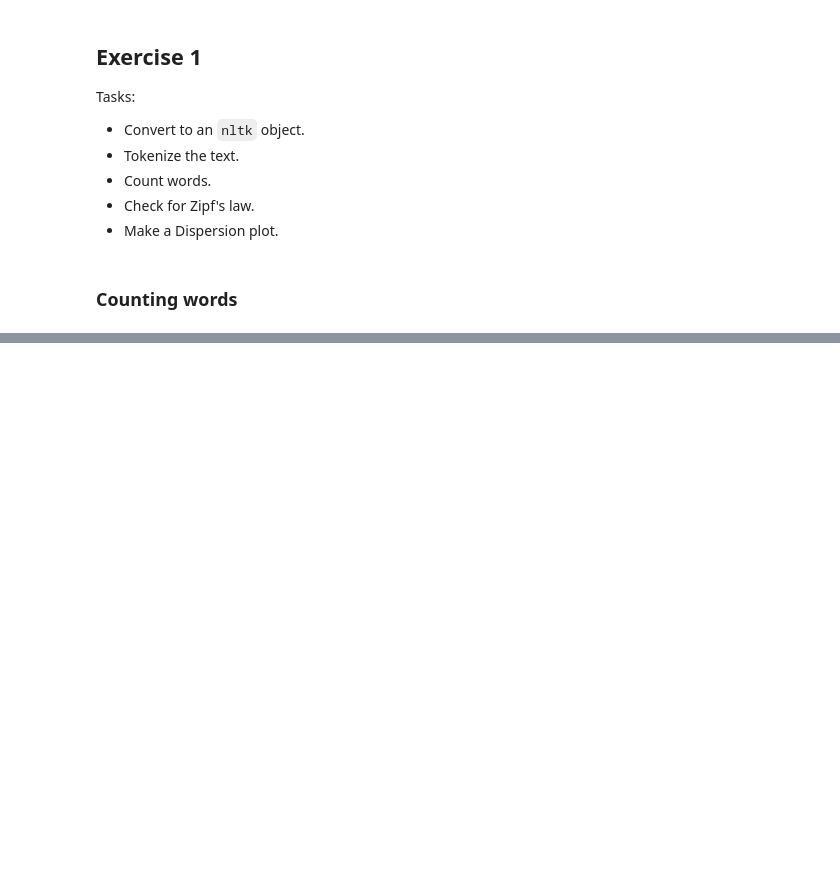
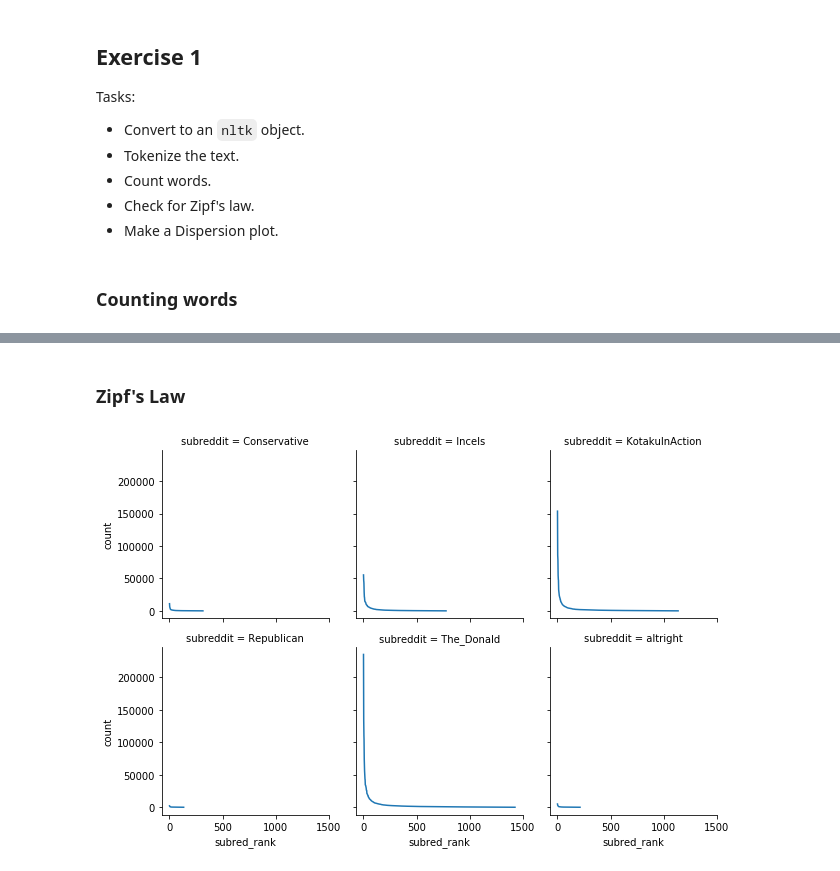
Before and after one commit to adarshmathew/Content-Analysis-2020, a Jupyter notebook: week-4/4-Counting-Words-Phrases_adarshm.ipynb, the cells around one changed output, grey strips where cells are left out. Saved outputs shown, nothing was run; the diff lists cells and outputs as text; code cells hidden in the pictures; blank space fills up the shorter version.

```diff
--- a/week-4/4-Counting-Words-Phrases_adarshm.ipynb
+++ b/week-4/4-Counting-Words-Phrases_adarshm.ipynb
@@ -82,5 +102,5 @@ Tasks:
 # %%
-def wordCounter(wordLst):
+def wordCounter(subred_name, wordLst):
     wordCounts = {}
     for word in wordLst:
         #We usually need to normalize the case
@@ -90,11 +110,13 @@ def wordCounter(wordLst):
         else:
             wordCounts[wLower] = 1
     #convert to DataFrame
-    countsForFrame = {'word' : [], 'count' : []}
+    countsForFrame = {'subreddit' : [], 'word' : [], 'count' : []}
     for w, c in wordCounts.items():
+        countsForFrame['subreddit'].append(subred_name)
         countsForFrame['word'].append(w)
         countsForFrame['count'].append(c)
-    return pandas.DataFrame(countsForFrame)
+    final_df = pandas.DataFrame(countsForFrame)
+    return final_df
-# %%
-reddit_submissions_min['word_count'] = reddit_submissions_min['tokenized_text'].apply(lambda x: wordCounter(x))
-reddit_submissions_min.head()
+# %%
+reddit_submissions_subred = reddit_submissions_min.groupby(('subreddit'))['tokenized_text'].apply(sum)
+reddit_submissions_subred
@@ -100,0 +130,10 @@ reddit_submissions_min.head()
+# %%
+for i in range(len(reddit_submissions_subred)):
+    keyword = reddit_submissions_subred.index[i]
+    if i == 0:
+        submissions_subred_wcount = wordCounter(keyword, reddit_submissions_subred[keyword])
+        submissions_subred_wcount.sort_values(by = ['count'], ascending = False, inplace = True)
+    else:
+        xx = wordCounter(keyword, reddit_submissions_subred[keyword])
+        xx.sort_values(by = ['count'], ascending = False, inplace = True)
+        submissions_subred_wcount = submissions_subred_wcount.append(xx)
@@ -100,0 +147,9 @@ reddit_submissions_min.head()
+# %% [markdown]
+### Zipf's Law
+# %%
+submissions_subred_wcount["subred_rank"] = submissions_subred_wcount.groupby("subreddit")["count"].rank("dense", ascending=False)
+
+g_zipf = sns.FacetGrid(submissions_subred_wcount, col="subreddit", col_wrap = 3)
+g_zipf = g_zipf.map(plt.plot, "subred_rank","count")
+# %% [output]
+[figure, added]
```
Also changed, not shown: parts of 17 cells of this notebook.
